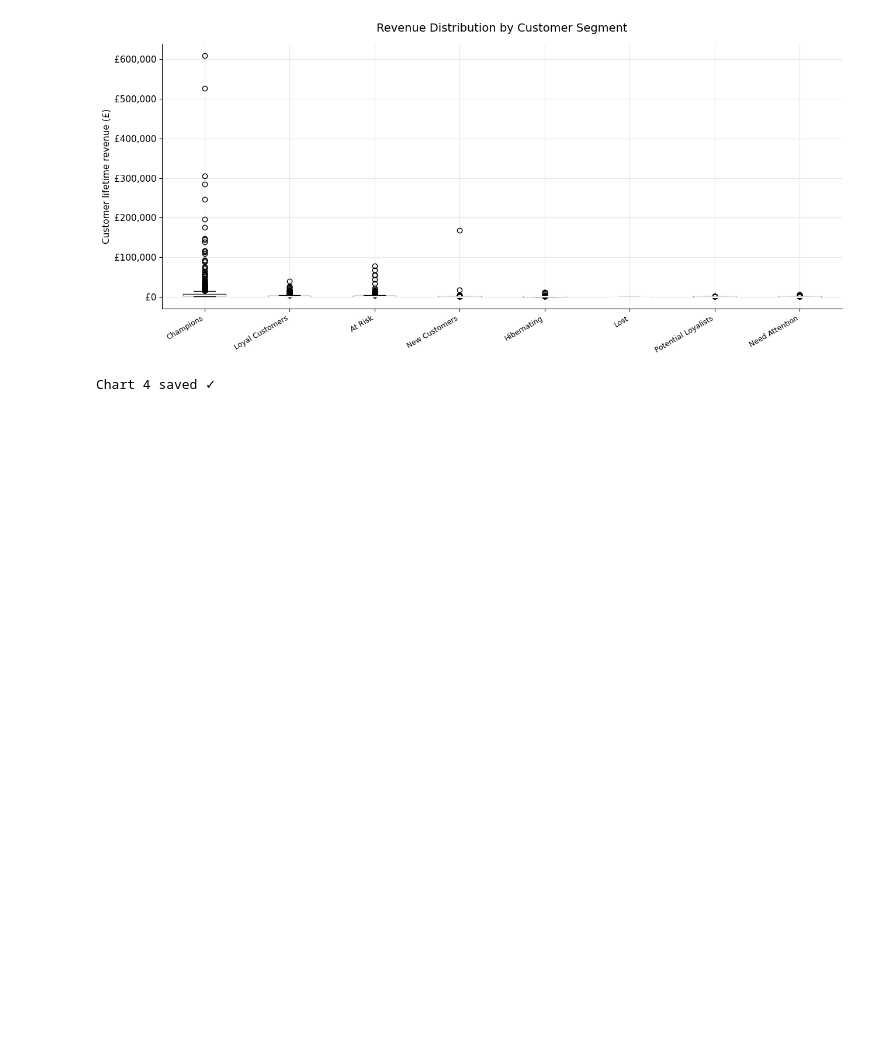
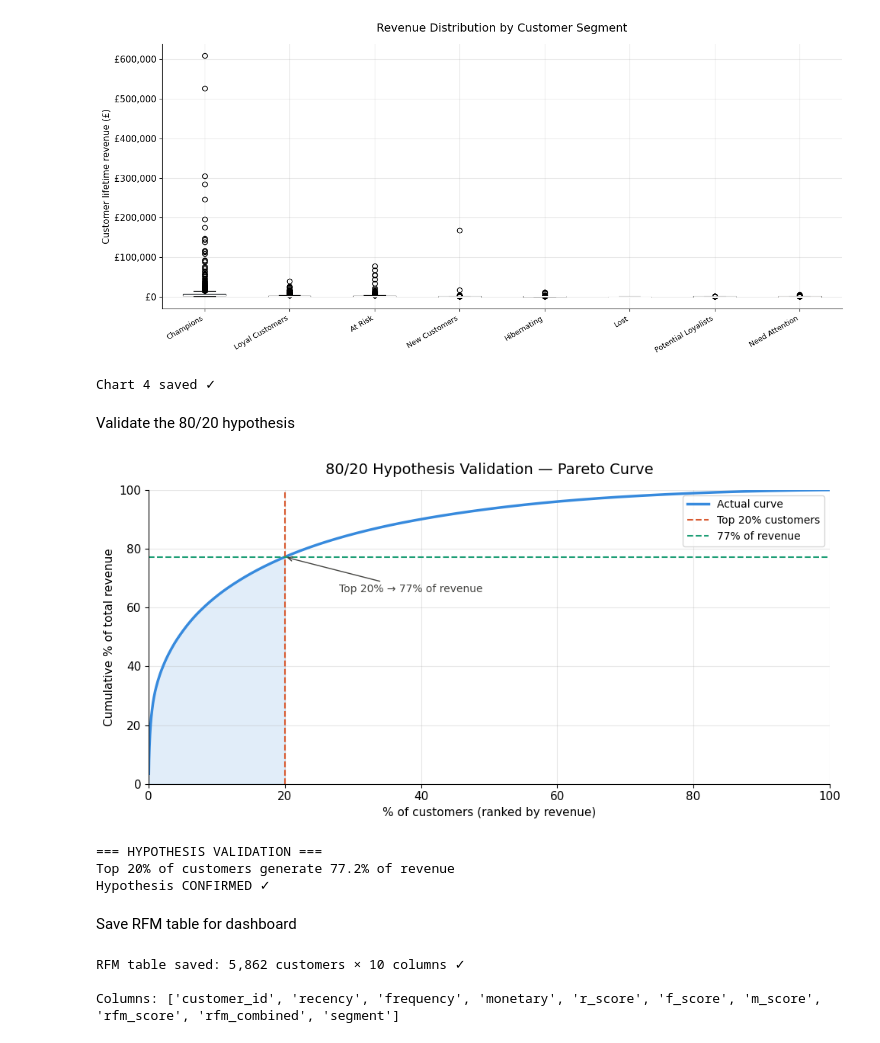
Before and after one commit to NelsonBenitez/ecommerce-sales-analysis, a Jupyter notebook: notebooks/04_rfm_segmentation.ipynb, the cells around one changed output. Drawn from its saved outputs; the diff is of its cells as text; code cells hidden in the pictures; blank space fills up the shorter version.

Commit message:
feat: RFM segmentation complete — 9 segments, Pareto validation, 4 charts

```diff
--- a/notebooks/04_rfm_segmentation.ipynb
+++ b/notebooks/04_rfm_segmentation.ipynb
@@ -290,3 +319,67 @@ print("Chart 4 saved ✓")
 # %% [output]
 [figure]
 Chart 4 saved ✓
+# %% [markdown]
+Validate the 80/20 hypothesis
+# %%
+rfm_sorted = rfm.sort_values('monetary', ascending=False).reset_index(drop=True)
+rfm_sorted['cumulative_revenue'] = rfm_sorted['monetary'].cumsum()
+rfm_sorted['cumulative_pct_customers'] = (np.arange(1, len(rfm_sorted)+1)
+                                           / len(rfm_sorted) * 100)
+rfm_sorted['cumulative_pct_revenue'] = (rfm_sorted['cumulative_revenue']
+                                         / rfm_sorted['monetary'].sum() * 100)
+
+# Find actual revenue share of top 20%
+top20 = rfm_sorted[rfm_sorted['cumulative_pct_customers'] <= 20]
+revenue_share = top20['monetary'].sum() / rfm_sorted['monetary'].sum() * 100
+
+fig, ax = plt.subplots(figsize=(10, 5))
+ax.plot(rfm_sorted['cumulative_pct_customers'],
+        rfm_sorted['cumulative_pct_revenue'],
+        color='#378ADD', linewidth=2.5, label='Actual curve')
+
+ax.fill_between(rfm_sorted['cumulative_pct_customers'],
+                rfm_sorted['cumulative_pct_revenue'],
+                where=(rfm_sorted['cumulative_pct_customers'] <= 20),
+                alpha=0.15, color='#378ADD')
+
+ax.axvline(x=20, color='#D85A30', linestyle='--',
+           linewidth=1.5, label='Top 20% customers')
+ax.axhline(y=revenue_share, color='#1D9E75', linestyle='--',
+           linewidth=1.5, label=f'{revenue_share:.0f}% of revenue')
+
+ax.annotate(f"Top 20% → {revenue_share:.0f}% of revenue",
+            xy=(20, revenue_share),
+            xytext=(28, revenue_share - 12),
+            fontsize=10,
+            arrowprops=dict(arrowstyle='->', color='#444441'),
+            color='#444441')
+
+ax.set_xlabel('% of customers (ranked by revenue)')
+ax.set_ylabel('Cumulative % of total revenue')
+ax.set_title('80/20 Hypothesis Validation — Pareto Curve', fontsize=14, pad=15)
+ax.legend(fontsize=10)
+ax.set_xlim(0, 100)
+ax.set_ylim(0, 100)
+plt.tight_layout()
+plt.savefig('../outputs/figures/pareto_validation.png', dpi=150, bbox_inches='tight')
+plt.show()
+
+print(f"\n=== HYPOTHESIS VALIDATION ===")
+print(f"Top 20% of customers generate {revenue_share:.1f}% of revenue")
+print(f"Hypothesis {'CONFIRMED ✓' if revenue_share >= 60 else 'INTERESTING — not a classic 80/20'}")
+# %% [output]
+[figure, added]
+=== HYPOTHESIS VALIDATION ===
+Top 20% of customers generate 77.2% of revenue
+Hypothesis CONFIRMED ✓
+# %% [markdown]
+Save RFM table for dashboard
+# %%
+rfm.to_csv('../data/rfm_segments.csv', index=False)
+print(f"RFM table saved: {len(rfm):,} customers × {rfm.shape[1]} columns ✓")
+print(f"\nColumns: {rfm.columns.tolist()}")
+# %% [output]
+RFM table saved: 5,862 customers × 10 columns ✓
+
+Columns: ['customer_id', 'recency', 'frequency', 'monetary', 'r_score', 'f_score', 'm_score', 'rfm_score', 'rfm_combined', 'segment']
```
Also changed, not shown: parts of 1 cell of this notebook.
